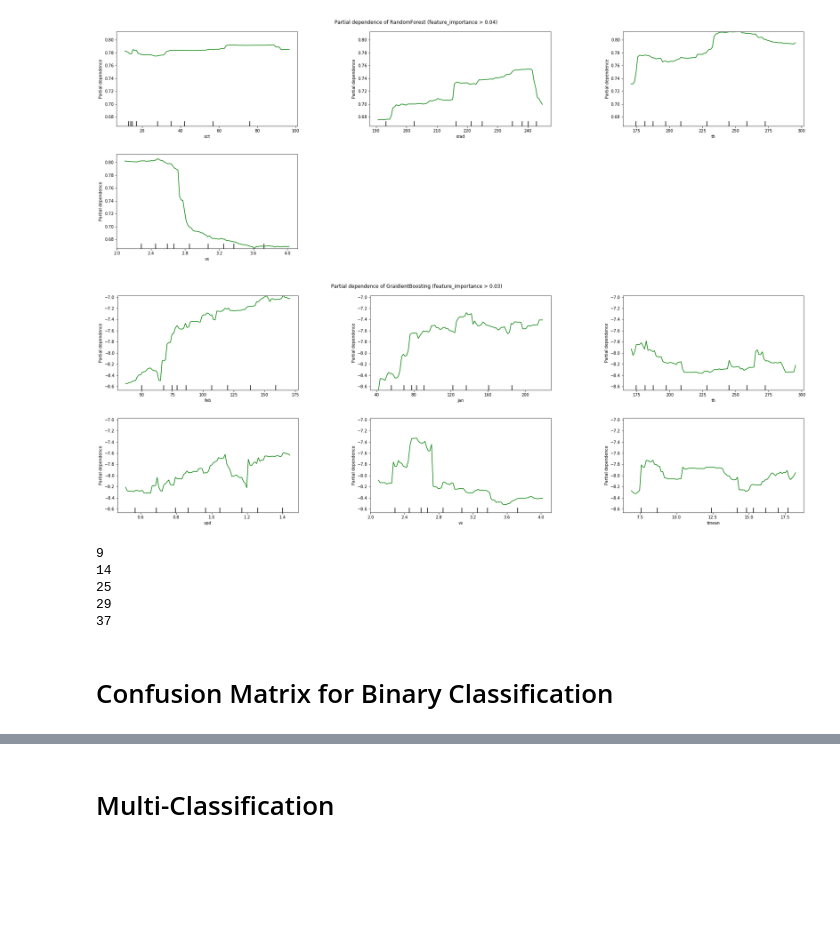
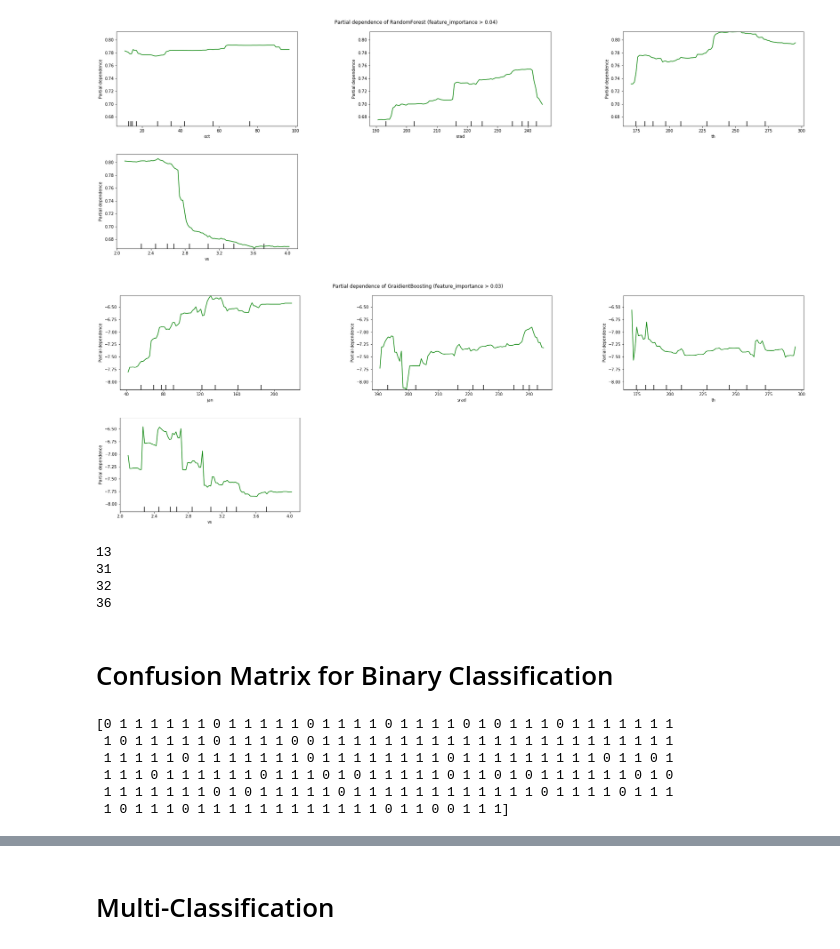
Before and after one commit to Davidloku1234567/CS221Project, a Jupyter notebook: fancierClassifier/Classification Bundle.ipynb, the cells around one changed output, grey strips where cells are left out. Cells and saved outputs as stored; diff of their text form; code cells hidden in the pictures; blank space fills up the shorter version.

```diff
--- a/fancierClassifier/Classification Bundle.ipynb
+++ b/fancierClassifier/Classification Bundle.ipynb
@@ -123,7 +123,9 @@ nofire prediction:  0.9923865668305767
 # %% [markdown]
 ## Gradient Boosting
 # %%
-gb_fnf = GradientBoostingClassifier(n_estimators=3000, learning_rate=0.1,max_depth=6,max_features=0.1,min_samples_leaf=17,random_state=20)
+# estimators 3000: learning_rate=0.1,max_depth=8,max_features=0.3,min_samples_leaf=17,
+# estimators 5000: learning_rate=0.02,max_depth=6,max_features=0.1,min_samples_leaf=9,  -- fire prediction:  0.8341232227488151  nofire prediction:  0.99159029950827
+gb_fnf = GradientBoostingClassifier(n_estimators=3000, learning_rate=0.1, max_depth=8, max_features=0.3, min_samples_leaf=17, random_state=20)
 gb_fnf = gb_fnf.fit(X_train, y_train)
 
 y_pred_fire_bool = gb_fnf.predict(X_test_fire)
@@ -189,24 +191,32 @@ plt.subplots_adjust(top=2, right=4)
 [figure]
 # %%
 # 12, 13, 32, 35, 36, 41
-plot_partial_dependence(gb_fnf, X=X_train_fire, features=[12, 13, 32, 35, 36, 41], feature_names=fnf_features, n_jobs=-1)
+plot_partial_dependence(gb_fnf, X=X_train_fire, features=[13, 31, 32, 36], feature_names=fnf_features, n_jobs=-1)
 fig = plt.gcf()
-fig.suptitle('Partial dependence of GraidientBoosting (feature_importance > 0.03)', x=1.8, y=2.1)
+fig.suptitle('Partial dependence of GraidientBoosting (feature_importance > 0.035)', x=1.8, y=2.1)
 plt.subplots_adjust(top=2, right=4)
 # %% [output]
-[figure, old version]
+[figure, new version]
 # %%
-for i, _ in enumerate(dt_fnf.feature_importances_):
-    if _ > 0.05:
+for i, _ in enumerate(gb_fnf.feature_importances_):
+    if _ > 0.035:
         print(i)
 # %% [output]
-9
-14
-25
-29
-37
+13
+31
+32
+36
 # %% [markdown]
 # Confusion Matrix for Binary Classification
+# %%
+print(y_pred_fire_bool)
+# %% [output]
+[0 1 1 1 1 1 1 0 1 1 1 1 1 0 1 1 1 1 0 1 1 1 1 0 1 0 1 1 1 0 1 1 1 1 1 1 1
+ 1 0 1 1 1 1 1 0 1 1 1 1 0 0 1 1 1 1 1 1 1 1 1 1 1 1 1 1 1 1 1 1 1 1 1 1 1
+ 1 1 1 1 1 0 1 1 1 1 1 1 1 0 1 1 1 1 1 1 1 1 0 1 1 1 1 1 1 1 1 1 0 1 1 0 1
+ 1 1 1 0 1 1 1 1 1 1 0 1 1 1 0 1 0 1 1 1 1 1 0 1 1 0 1 0 1 1 1 1 1 1 0 1 0
+ 1 1 1 1 1 1 1 0 1 0 1 1 1 1 1 0 1 1 1 1 1 1 1 1 1 1 1 1 0 1 1 1 1 0 1 1 1
+ 1 0 1 1 1 0 1 1 1 1 1 1 1 1 1 1 1 1 0 1 1 0 0 1 1 1]
 # %%
 yy_test = y_test_fire + y_test_nofire
 #rint(yy_test)
```
Also changed, not shown: parts of 7 cells of this notebook.
